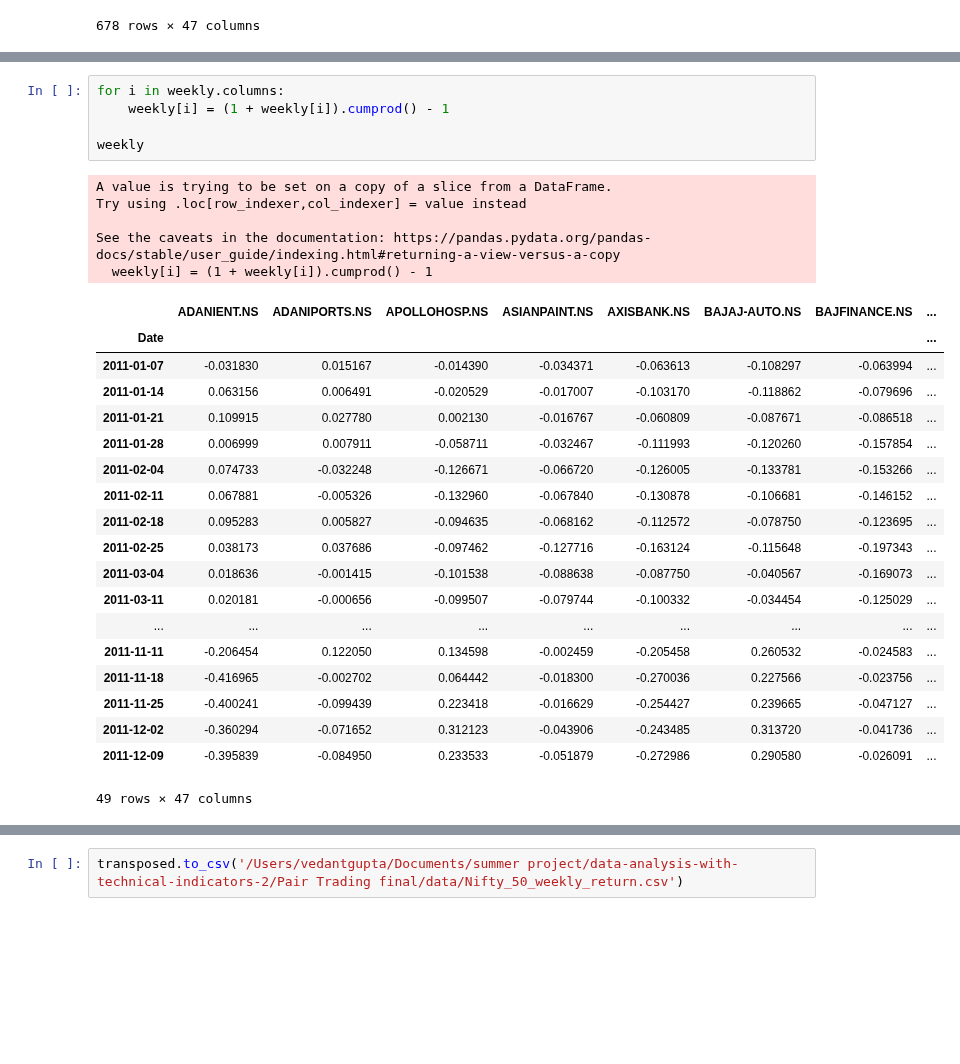
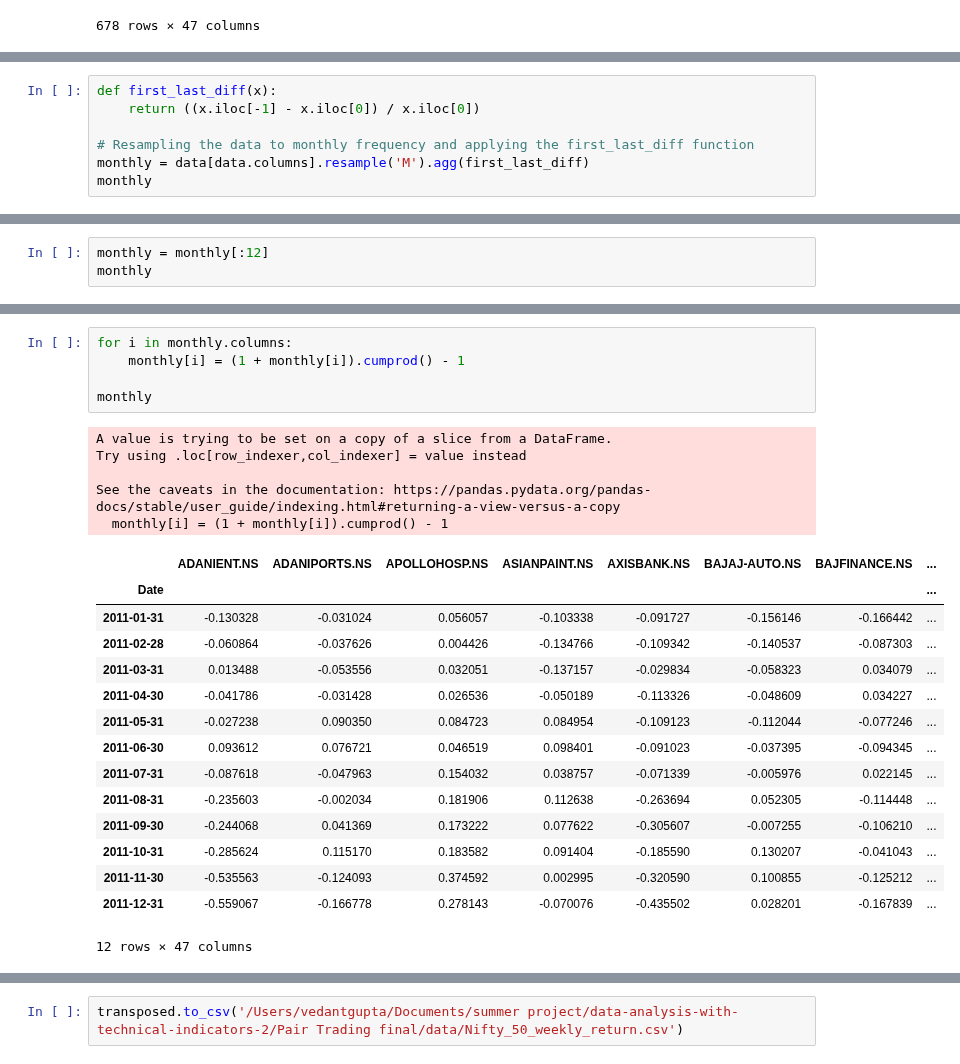
Before and after one commit to vedant2423/data-analysis-with-technical-indicators, a Jupyter notebook: Pair Trading final/notebooks/clustering.ipynb, the cells around one changed output, grey strips where cells are left out. Cells and saved outputs as stored; diff of their text form; blank space fills up the shorter version.

```diff
--- a/Pair Trading final/notebooks/clustering.ipynb
+++ b/Pair Trading final/notebooks/clustering.ipynb
@@ -137,0 +115,7 @@ weekly
+# %%
+def first_last_diff(x):
+    return ((x.iloc[-1] - x.iloc[0]) / x.iloc[0])
+
+# Resampling the data to monthly frequency and applying the first_last_diff function
+monthly = data[data.columns].resample('M').agg(first_last_diff)
+monthly
@@ -137,0 +137,3 @@ weekly
+# %%
+monthly = monthly[:12]
+monthly
@@ -138,31 +156,27 @@ weekly
 # %%
-for i in weekly.columns:
-    weekly[i] = (1 + weekly[i]).cumprod() - 1
+for i in monthly.columns:
+    monthly[i] = (1 + monthly[i]).cumprod() - 1
 
-weekly
+monthly
 # %% [output]
 A value is trying to be set on a copy of a slice from a DataFrame.
 Try using .loc[row_indexer,col_indexer] = value instead
 
 See the caveats in the documentation: https://pandas.pydata.org/pandas-docs/stable/user_guide/indexing.html#returning-a-view-versus-a-copy
-  weekly[i] = (1 + weekly[i]).cumprod() - 1
+  monthly[i] = (1 + monthly[i]).cumprod() - 1
 |  | ADANIENT.NS | ADANIPORTS.NS | APOLLOHOSP.NS | ASIANPAINT.NS | AXISBANK.NS | BAJAJ-AUTO.NS | BAJFINANCE.NS | ... |
 | Date |  |  |  |  |  |  |  | ... |
-| 2011-01-07 | -0.031830 | 0.015167 | -0.014390 | -0.034371 | -0.063613 | -0.108297 | -0.063994 | ... |
-| 2011-01-14 | 0.063156 | 0.006491 | -0.020529 | -0.017007 | -0.103170 | -0.118862 | -0.079696 | ... |
-| 2011-01-21 | 0.109915 | 0.027780 | 0.002130 | -0.016767 | -0.060809 | -0.087671 | -0.086518 | ... |
-| 2011-01-28 | 0.006999 | 0.007911 | -0.058711 | -0.032467 | -0.111993 | -0.120260 | -0.157854 | ... |
-| 2011-02-04 | 0.074733 | -0.032248 | -0.126671 | -0.066720 | -0.126005 | -0.133781 | -0.153266 | ... |
-| 2011-02-11 | 0.067881 | -0.005326 | -0.132960 | -0.067840 | -0.130878 | -0.106681 | -0.146152 | ... |
-| 2011-02-18 | 0.095283 | 0.005827 | -0.094635 | -0.068162 | -0.112572 | -0.078750 | -0.123695 | ... |
-| 2011-02-25 | 0.038173 | 0.037686 | -0.097462 | -0.127716 | -0.163124 | -0.115648 | -0.197343 | ... |
-| 2011-03-04 | 0.018636 | -0.001415 | -0.101538 | -0.088638 | -0.087750 | -0.040567 | -0.169073 | ... |
-| 2011-03-11 | 0.020181 | -0.000656 | -0.099507 | -0.079744 | -0.100332 | -0.034454 | -0.125029 | ... |
-| ... | ... | ... | ... | ... | ... | ... | ... | ... |
-| 2011-11-11 | -0.206454 | 0.122050 | 0.134598 | -0.002459 | -0.205458 | 0.260532 | -0.024583 | ... |
-| 2011-11-18 | -0.416965 | -0.002702 | 0.064442 | -0.018300 | -0.270036 | 0.227566 | -0.023756 | ... |
-| 2011-11-25 | -0.400241 | -0.099439 | 0.223418 | -0.016629 | -0.254427 | 0.239665 | -0.047127 | ... |
-| 2011-12-02 | -0.360294 | -0.071652 | 0.312123 | -0.043906 | -0.243485 | 0.313720 | -0.041736 | ... |
-| 2011-12-09 | -0.395839 | -0.084950 | 0.233533 | -0.051879 | -0.272986 | 0.290580 | -0.026091 | ... |
+| 2011-01-31 | -0.130328 | -0.031024 | 0.056057 | -0.103338 | -0.091727 | -0.156146 | -0.166442 | ... |
+| 2011-02-28 | -0.060864 | -0.037626 | 0.004426 | -0.134766 | -0.109342 | -0.140537 | -0.087303 | ... |
+| 2011-03-31 | 0.013488 | -0.053556 | 0.032051 | -0.137157 | -0.029834 | -0.058323 | 0.034079 | ... |
+| 2011-04-30 | -0.041786 | -0.031428 | 0.026536 | -0.050189 | -0.113326 | -0.048609 | 0.034227 | ... |
+| 2011-05-31 | -0.027238 | 0.090350 | 0.084723 | 0.084954 | -0.109123 | -0.112044 | -0.077246 | ... |
+| 2011-06-30 | 0.093612 | 0.076721 | 0.046519 | 0.098401 | -0.091023 | -0.037395 | -0.094345 | ... |
+| 2011-07-31 | -0.087618 | -0.047963 | 0.154032 | 0.038757 | -0.071339 | -0.005976 | 0.022145 | ... |
+| 2011-08-31 | -0.235603 | -0.002034 | 0.181906 | 0.112638 | -0.263694 | 0.052305 | -0.114448 | ... |
+| 2011-09-30 | -0.244068 | 0.041369 | 0.173222 | 0.077622 | -0.305607 | -0.007255 | -0.106210 | ... |
+| 2011-10-31 | -0.285624 | 0.115170 | 0.183582 | 0.091404 | -0.185590 | 0.130207 | -0.041043 | ... |
+| 2011-11-30 | -0.535563 | -0.124093 | 0.374592 | 0.002995 | -0.320590 | 0.100855 | -0.125212 | ... |
+| 2011-12-31 | -0.559067 | -0.166778 | 0.278143 | -0.070076 | -0.435502 | 0.028201 | -0.167839 | ... |
-49 rows × 47 columns
+12 rows × 47 columns
 # %%
```
Also changed, not shown: parts of 4 cells of this notebook, 2 other files.
